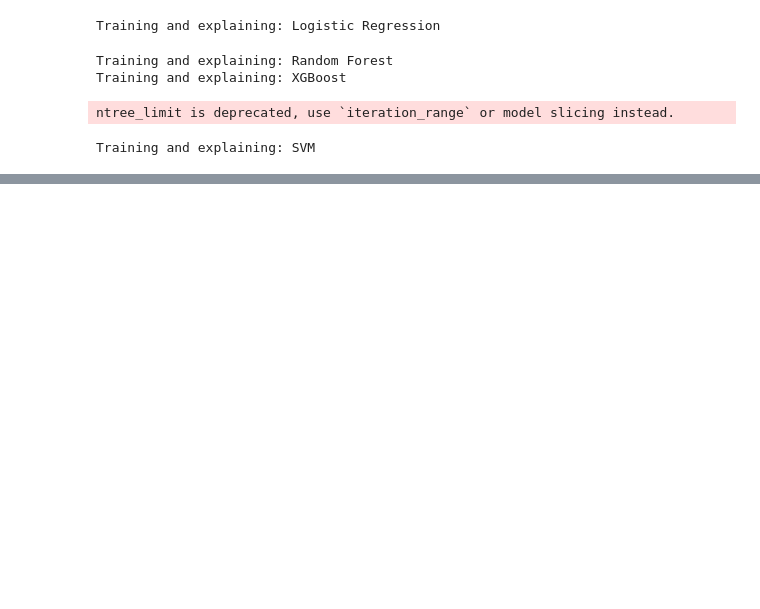
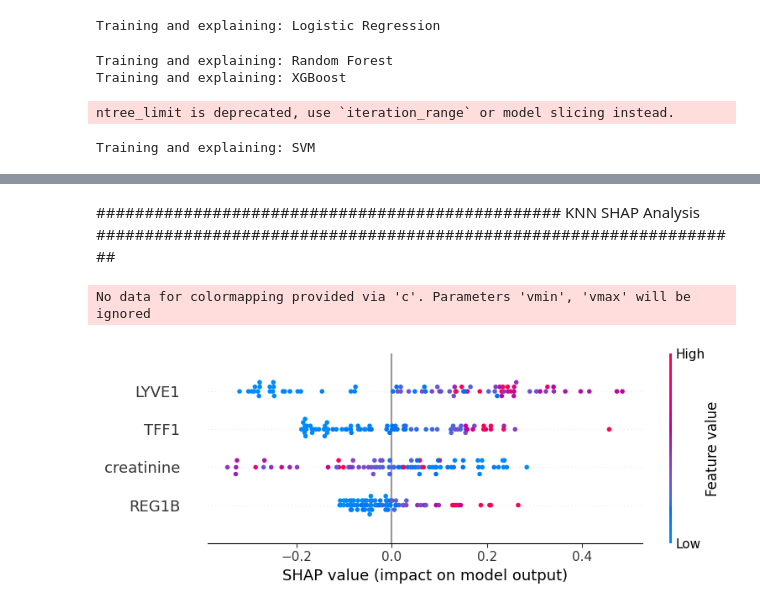
Before and after one commit to JDpodichetty/iRI_2025_AS, a Jupyter notebook: Code/cancer/Shap_analysis_JD.ipynb, the cells around one changed output, grey strips where cells are left out. Drawn from its saved outputs; the diff is of its cells as text; code cells hidden in the pictures; blank space fills up the shorter version.

```diff
--- a/Code/cancer/Shap_analysis_JD.ipynb
+++ b/Code/cancer/Shap_analysis_JD.ipynb
@@ -1582,0 +1452,67 @@ No data for colormapping provided via 'c'. Parameters 'vmin', 'vmax' will be ign
+# %% [markdown]
+################################################ KNN SHAP Analysis ###################################################################
+# %%
+#KNN
+import pandas as pd
+import numpy as np
+import shap
+import matplotlib.pyplot as plt
+from sklearn.model_selection import train_test_split
+from sklearn.preprocessing import StandardScaler
+from sklearn.neighbors import KNeighborsClassifier
+
+# Load dataset
+path = "../../Data/cancer/cancer.csv"
+names = ["sample_id", "patient_cohort", "sample_origin", "age", "sex", "diagnosis", "stage",
+         "benign_sample_diagnosis", "plasma_CA19_9", "creatinine", "LYVE1", "REG1B", "TFF1", "REG1A"]
+data = pd.read_csv(path, names=names, skiprows=1)
+
+# Drop unused columns
+drop_cols = ["sample_id", "patient_cohort", "sample_origin", "age", "sex", "stage",
+             "benign_sample_diagnosis", "plasma_CA19_9", "REG1A"]
+data = data.drop(columns=drop_cols)
+
+# Drop rows with missing values
+data = data.dropna()
+
+# Encode diagnosis
+data['diagnosis'] = data['diagnosis'].astype('category').cat.codes
+data = data[data['diagnosis'].isin([0, 2])]
+data['diagnosis'] = data['diagnosis'].replace({2: 1})  # Healthy (0) vs. Cancer (1)
+
+# Features & target
+X = data.drop("diagnosis", axis=1)
+y = data["diagnosis"]
+
+# Split data
+X_train, X_test, y_train, y_test = train_test_split(
+    X, y, test_size=0.2, stratify=y, random_state=20
+)
+
+# Normalize
+scaler = StandardScaler()
+X_train_scaled = scaler.fit_transform(X_train)
+X_test_scaled = scaler.transform(X_test)
+
+# Convert scaled test set back to DataFrame for SHAP
+X_test_df = pd.DataFrame(X_test_scaled, columns=X.columns)
+
+# Train KNN model
+knn = KNeighborsClassifier(n_neighbors=5)
+knn.fit(X_train_scaled, y_train)
+
+# SHAP Kernel Explainer for non-tree models
+background = shap.sample(X_train_scaled, 100, random_state=42)  # subset for speed
+explainer = shap.KernelExplainer(knn.predict_proba, background)
+shap_values = explainer.shap_values(X_test_scaled)
+
+# Use SHAP values for class 1 (Cancer)
+shap_vals_class1 = shap_values[1]
+
+# Plot SHAP summary (cancer class)
+shap.summary_plot(shap_vals_class1, X_test_df, show=False)
+plt.tight_layout()
+plt.show()
+# %% [output]
+No data for colormapping provided via 'c'. Parameters 'vmin', 'vmax' will be ignored
+[figure, added]
```
Also changed, not shown: parts of 17 cells of this notebook.
